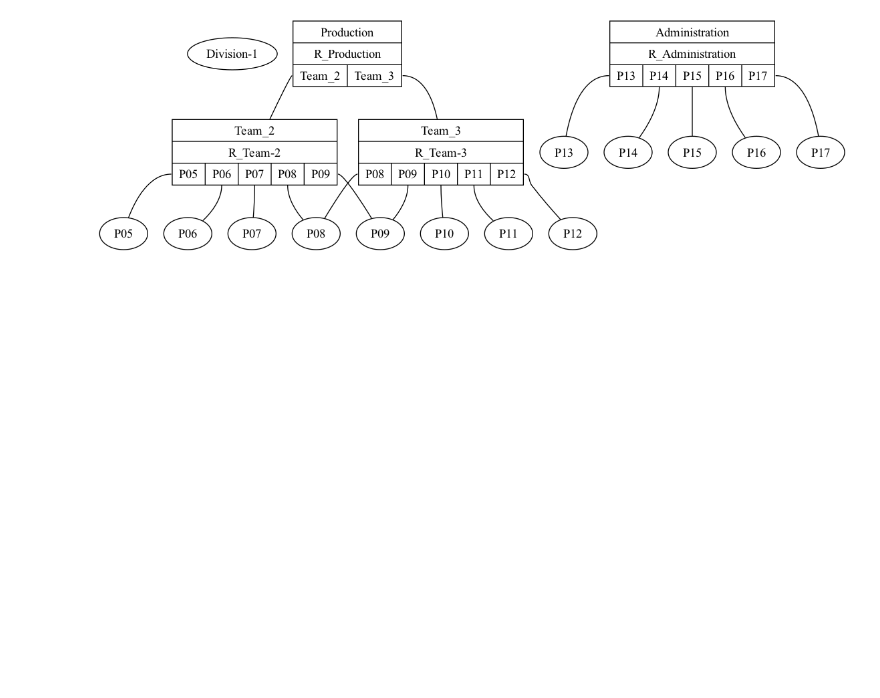
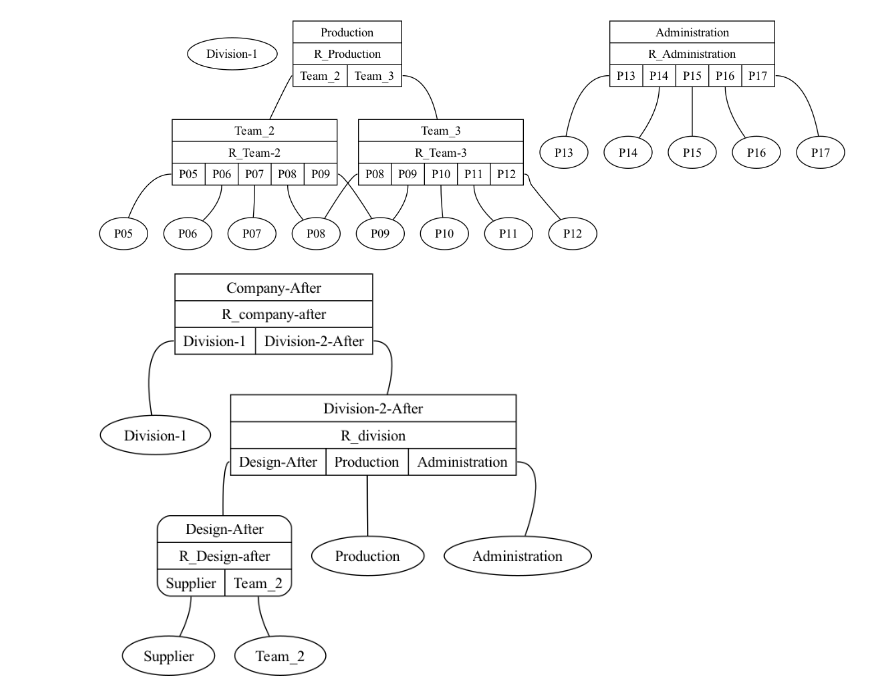
Before and after one commit to rdchar/Hora, a Jupyter notebook: examples/Intersection.ipynb, the cells around one changed output. Cells and saved outputs as stored; diff of their text form; code cells hidden in the pictures; blank space fills up the shorter version.

```diff
--- a/examples/Intersection.ipynb
+++ b/examples/Intersection.ipynb
@@ -67,3 +71,10 @@ draw_hn(hn_intersection, fname=pictures_dir+"intersection-company-hn", view=Fals
 Image(filename=pictures_dir+"intersection-company-hn.png", width=1000, height=1200)
 # %% [output]
 [figure]
+# %%
+hn = hn_after.minus(hn_before)
+
+draw_hn(hn, fname=pictures_dir+"test-hn", view=False, show_hstype=False)
+Image(filename=pictures_dir+"test-hn.png", width=500)
+# %% [output]
+[figure, added]
```
Also changed, not shown: parts of 16 cells of this notebook, 12 other files.
